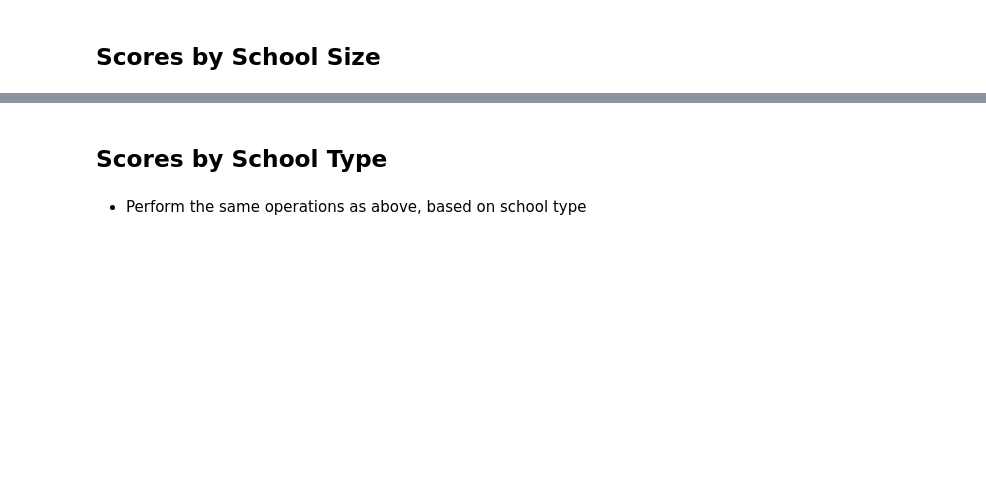
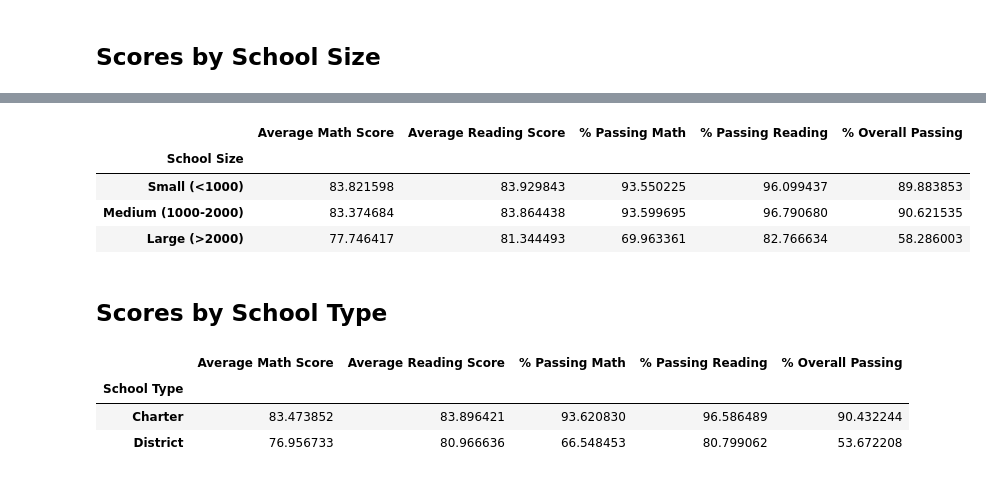
Before and after one commit to swdrich/pandas-challenge, a Jupyter notebook: PyCitySchools/PyCitySchools.ipynb, the cells around one changed output, grey strips where cells are left out. Drawn from its saved outputs; the diff is of its cells as text; code cells hidden in the pictures; blank space fills up the shorter version.

```diff
--- a/PyCitySchools/PyCitySchools.ipynb
+++ b/PyCitySchools/PyCitySchools.ipynb
@@ -516,4 +460,27 @@ Categories (4, object): [$550 - $590 < $590 - $630 < $630 - $645 < $645 - $700]
+# %%
+school_sort_pop = school_summary_df.sort_values("Total Students")
+#school_sort_pop
+# %%
+population_bins = [0, 1000, 2000, 5000]
+popbins_names = ["Small (<1000)", "Medium (1000-2000)", "Large (>2000)"]
+school_sort_pop["School Size"] = pd.cut(school_sort_pop["Total Students"], population_bins, labels = popbins_names, include_lowest = True)
+#school_sort_pop
+# %%
+# Groupby bins
+school_pop_df = school_sort_pop.groupby("School Size")
+school_pop_df = school_pop_df.mean()
+#school_pop_df
+# %%
+#Drop columns and format
+school_pop_df = school_pop_df.drop(columns=["Total Students", "Total School Budget", "Per Student Budget"])
+#school_pop_df
+school_pop_df = school_pop_df.iloc[:, :].applymap('{:.6f}'.format)
+school_pop_df
+# %% [output]
+|  | Average Math Score | Average Reading Score | % Passing Math | % Passing Reading | % Overall Passing |
+| School Size |  |  |  |  |  |
+| Small (<1000) | 83.821598 | 83.929843 | 93.550225 | 96.099437 | 89.883853 |
+| Medium (1000-2000) | 83.374684 | 83.864438 | 93.599695 | 96.790680 | 90.621535 |
+| Large (>2000) | 77.746417 | 81.344493 | 69.963361 | 82.766634 | 58.286003 |
 # %% [markdown]
 ## Scores by School Type
-# %% [markdown]
-* Perform the same operations as above, based on school type
@@ -519,0 +495,11 @@ Categories (4, object): [$550 - $590 < $590 - $630 < $630 - $645 < $645 - $700]
+# %%
+#Drop columns and format
+school_type_df = school_type_df.drop(columns=["Total Students", "Total School Budget", "Per Student Budget"])
+#school_type_df
+school_type_df = school_type_df.iloc[:, :].applymap('{:.6f}'.format)
+school_type_df
+# %% [output]
+|  | Average Math Score | Average Reading Score | % Passing Math | % Passing Reading | % Overall Passing |
+| School Type |  |  |  |  |  |
+| Charter | 83.473852 | 83.896421 | 93.620830 | 96.586489 | 90.432244 |
+| District | 76.956733 | 80.966636 | 66.548453 | 80.799062 | 53.672208 |
```
Also changed, not shown: parts of 15 cells of this notebook.
